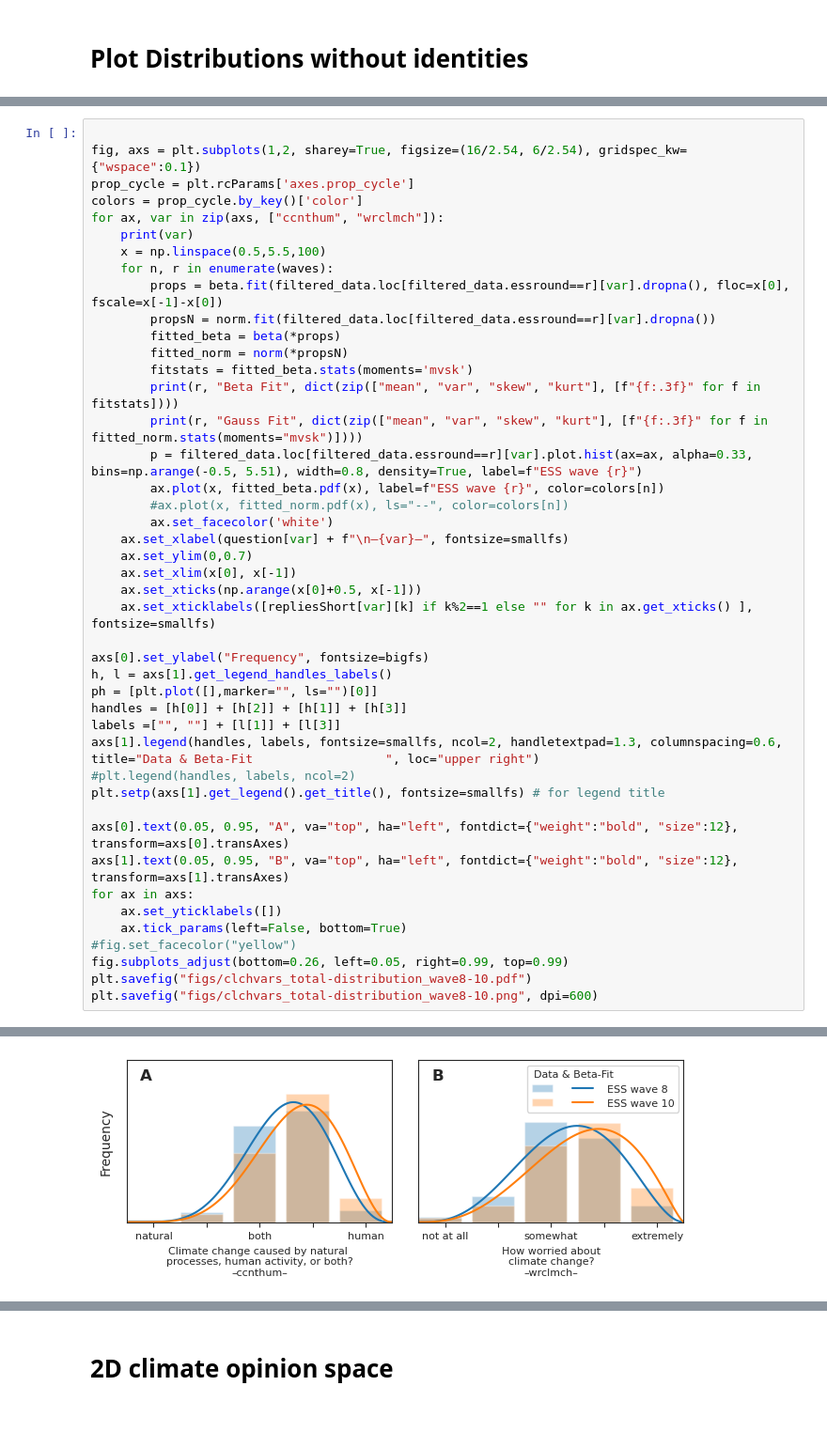
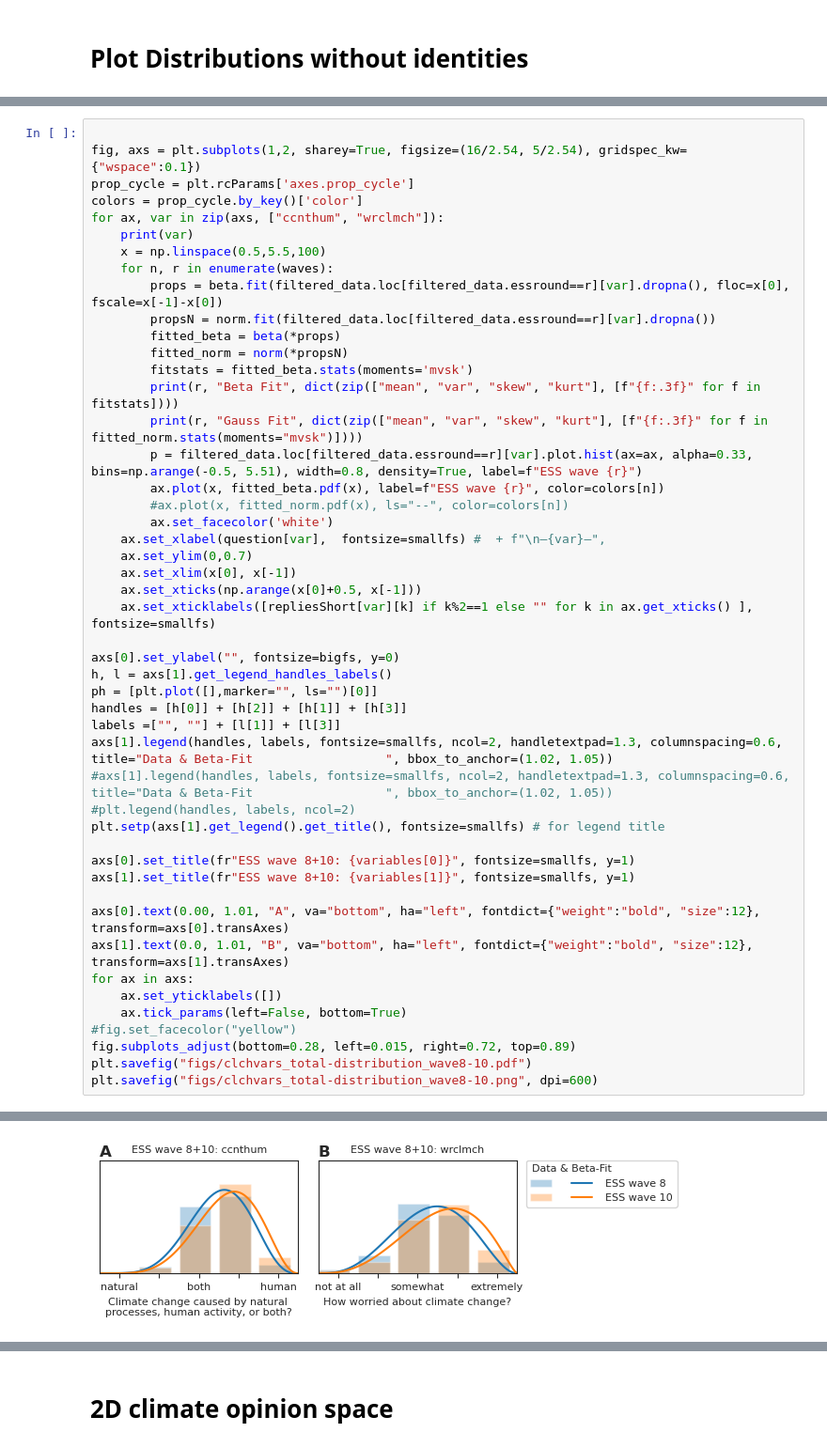
Before and after one commit to PeterSteiglechner/perceived-polarisation, a Jupyter notebook: EDA_ess.ipynb, the cells around one changed output, grey strips where cells are left out. Shown: that part at 94% size. Drawn from its saved outputs; the diff is of its cells as text; blank space fills up the shorter version.

Commit message:
wrclmch plot

```diff
--- a/EDA_ess.ipynb
+++ b/EDA_ess.ipynb
@@ -96,6 +265,6 @@ repliesShort = {
 # %%
 
-fig, axs = plt.subplots(1,2, sharey=True, figsize=(16/2.54, 6/2.54), gridspec_kw={"wspace":0.1})
+fig, axs = plt.subplots(1,2, sharey=True, figsize=(16/2.54, 5/2.54), gridspec_kw={"wspace":0.1})
 prop_cycle = plt.rcParams['axes.prop_cycle']
 colors = prop_cycle.by_key()['color']
 for ax, var in zip(axs, ["ccnthum", "wrclmch"]):
@@ -113,40 +282,44 @@ for ax, var in zip(axs, ["ccnthum", "wrclmch"]):
         ax.plot(x, fitted_beta.pdf(x), label=f"ESS wave {r}", color=colors[n])
         #ax.plot(x, fitted_norm.pdf(x), ls="--", color=colors[n])
         ax.set_facecolor('white')
-    ax.set_xlabel(question[var] + f"\n–{var}–", fontsize=smallfs)
+    ax.set_xlabel(question[var],  fontsize=smallfs) #  + f"\n–{var}–",
     ax.set_ylim(0,0.7)
     ax.set_xlim(x[0], x[-1])
     ax.set_xticks(np.arange(x[0]+0.5, x[-1]))
     ax.set_xticklabels([repliesShort[var][k] if k%2==1 else "" for k in ax.get_xticks() ], fontsize=smallfs)
 
-axs[0].set_ylabel("Frequency", fontsize=bigfs)
+axs[0].set_ylabel("", fontsize=bigfs, y=0)
 h, l = axs[1].get_legend_handles_labels()
 ph = [plt.plot([],marker="", ls="")[0]]
 handles = [h[0]] + [h[2]] + [h[1]] + [h[3]]
 labels =["", ""] + [l[1]] + [l[3]]
-axs[1].legend(handles, labels, fontsize=smallfs, ncol=2, handletextpad=1.3, columnspacing=0.6, title="Data & Beta-Fit                  ", loc="upper right")
+axs[1].legend(handles, labels, fontsize=smallfs, ncol=2, handletextpad=1.3, columnspacing=0.6, title="Data & Beta-Fit                  ", bbox_to_anchor=(1.02, 1.05))
+#axs[1].legend(handles, labels, fontsize=smallfs, ncol=2, handletextpad=1.3, columnspacing=0.6, title="Data & Beta-Fit                  ", bbox_to_anchor=(1.02, 1.05))
 #plt.legend(handles, labels, ncol=2)
 plt.setp(axs[1].get_legend().get_title(), fontsize=smallfs) # for legend title
 
-axs[0].text(0.05, 0.95, "A", va="top", ha="left", fontdict={"weight":"bold", "size":12}, transform=axs[0].transAxes)
-axs[1].text(0.05, 0.95, "B", va="top", ha="left", fontdict={"weight":"bold", "size":12}, transform=axs[1].transAxes)
+axs[0].set_title(fr"ESS wave 8+10: {variables[0]}", fontsize=smallfs, y=1)
+axs[1].set_title(fr"ESS wave 8+10: {variables[1]}", fontsize=smallfs, y=1)
+
+axs[0].text(0.00, 1.01, "A", va="bottom", ha="left", fontdict={"weight":"bold", "size":12}, transform=axs[0].transAxes)
+axs[1].text(0.0, 1.01, "B", va="bottom", ha="left", fontdict={"weight":"bold", "size":12}, transform=axs[1].transAxes)
 for ax in axs:
     ax.set_yticklabels([])
     ax.tick_params(left=False, bottom=True)
 #fig.set_facecolor("yellow")
-fig.subplots_adjust(bottom=0.26, left=0.05, right=0.99, top=0.99)
+fig.subplots_adjust(bottom=0.28, left=0.015, right=0.72, top=0.89)
 plt.savefig("figs/clchvars_total-distribution_wave8-10.pdf")
 plt.savefig("figs/clchvars_total-distribution_wave8-10.png", dpi=600)
 # %% [output]
 ccnthum
 8 Beta Fit {'mean': '3.515', 'var': '0.525', 'skew': '-0.229', 'kurt': '-0.375'}
 8 Gauss Fit {'mean': '3.521', 'var': '0.495', 'skew': '0.000', 'kurt': '0.000'}
 10 Beta Fit {'mean': '3.703', 'var': '0.553', 'skew': '-0.332', 'kurt': '-0.332'}
 10 Gauss Fit {'mean': '3.709', 'var': '0.526', 'skew': '0.000', 'kurt': '0.000'}
 wrclmch
 8 Beta Fit {'mean': '3.352', 'var': '0.762', 'skew': '-0.178', 'kurt': '-0.555'}
 8 Gauss Fit {'mean': '3.356', 'var': '0.723', 'skew': '0.000', 'kurt': '0.000'}
 10 Beta Fit {'mean': '3.604', 'var': '0.824', 'skew': '-0.327', 'kurt': '-0.513'}
 10 Gauss Fit {'mean': '3.614', 'var': '0.797', 'skew': '0.000', 'kurt': '0.000'}
-[figure, old version]
+[figure, new version]
 # %% [markdown]
```
Also changed, not shown: parts of 7 cells of this notebook, 4 other files.
